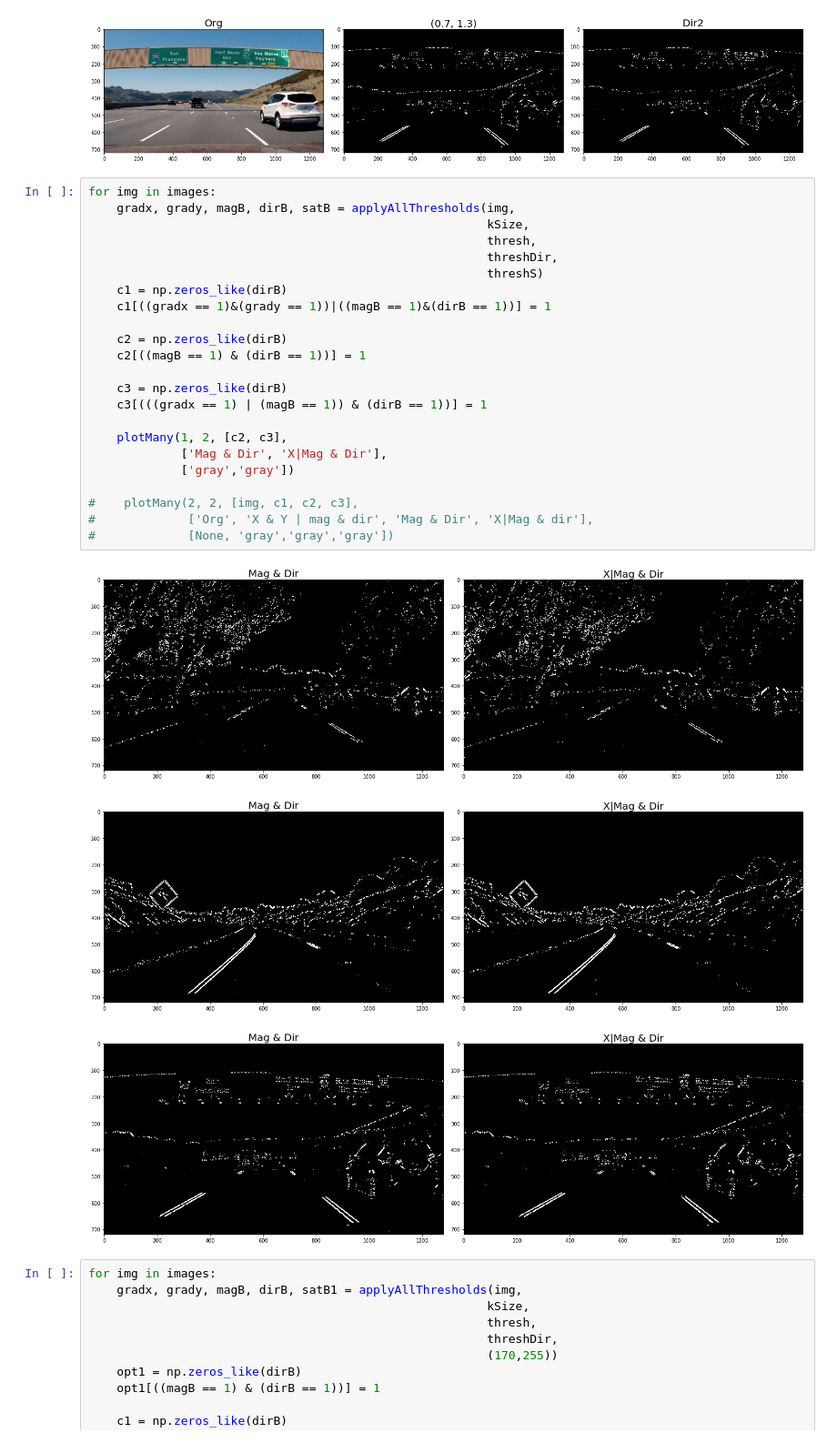
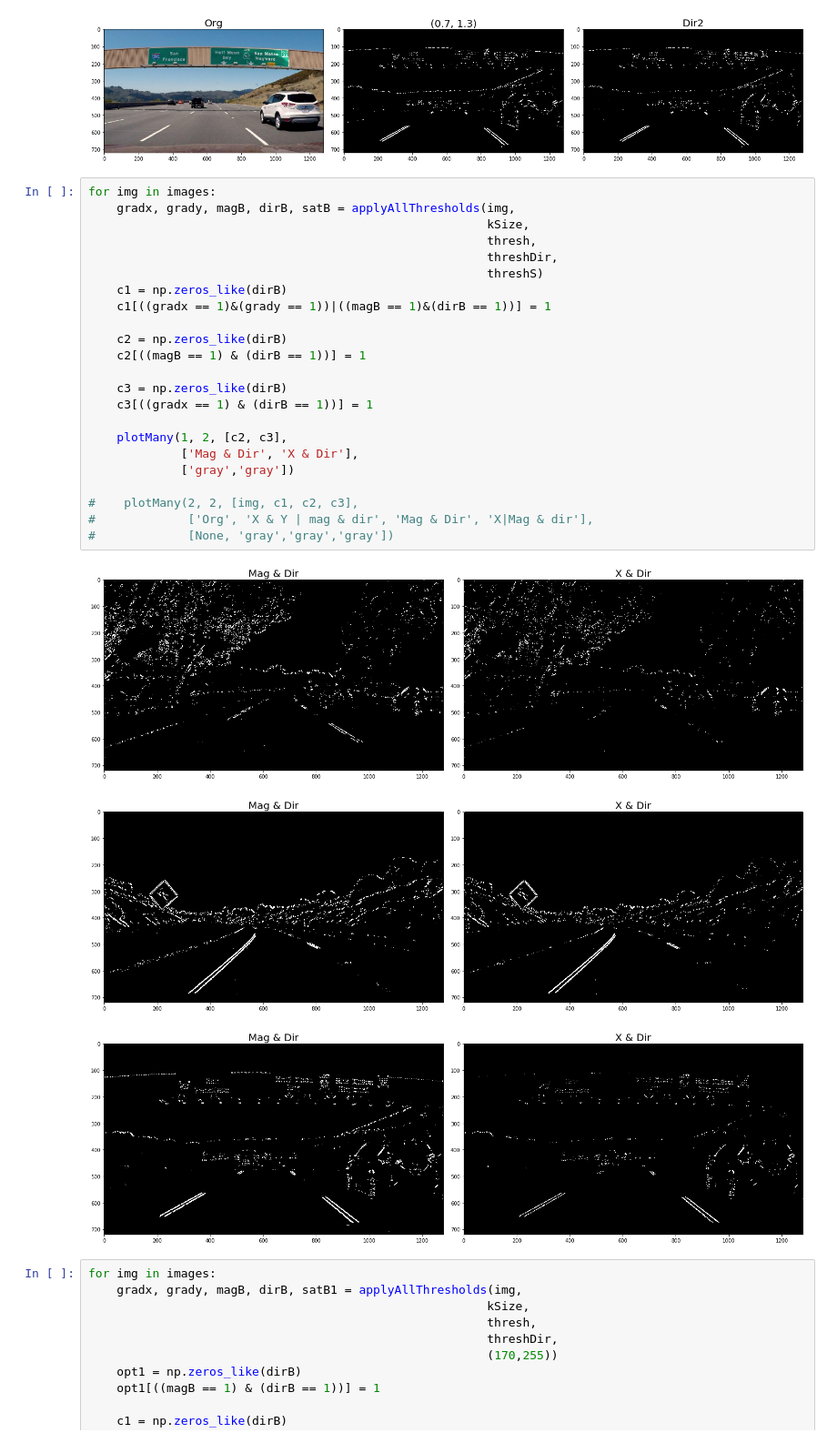
Before and after one commit to Merberg/CarND-Advanced-Lane-Lines, a Jupyter notebook: ThresholdTesting.ipynb, the cells around one changed output. Shown at 91% size. Drawn from its saved outputs; the diff is of its cells as text.

```diff
--- a/ThresholdTesting.ipynb
+++ b/ThresholdTesting.ipynb
@@ -134,30 +134,30 @@ for img in images:
 # %%
 for img in images:
     gradx, grady, magB, dirB, satB = applyAllThresholds(img,
                                                         kSize,
                                                         thresh,
                                                         threshDir,
                                                         threshS)
     c1 = np.zeros_like(dirB)
     c1[((gradx == 1)&(grady == 1))|((magB == 1)&(dirB == 1))] = 1
 
     c2 = np.zeros_like(dirB)
     c2[((magB == 1) & (dirB == 1))] = 1
 
     c3 = np.zeros_like(dirB)
-    c3[(((gradx == 1) | (magB == 1)) & (dirB == 1))] = 1
+    c3[((gradx == 1) & (dirB == 1))] = 1
 
     plotMany(1, 2, [c2, c3],
-             ['Mag & Dir', 'X|Mag & Dir'],
+             ['Mag & Dir', 'X & Dir'],
              ['gray','gray'])
 
 #    plotMany(2, 2, [img, c1, c2, c3],
 #             ['Org', 'X & Y | mag & dir', 'Mag & Dir', 'X|Mag & dir'],
 #             [None, 'gray','gray','gray'])
 # %% [output]
-[figure, old version]
+[figure, new version]
-[figure, old version]
+[figure, new version]
-[figure, old version]
+[figure, new version]
 # %%
 for img in images:
     gradx, grady, magB, dirB, satB1 = applyAllThresholds(img,
```
Also changed, not shown: 2 other files.
